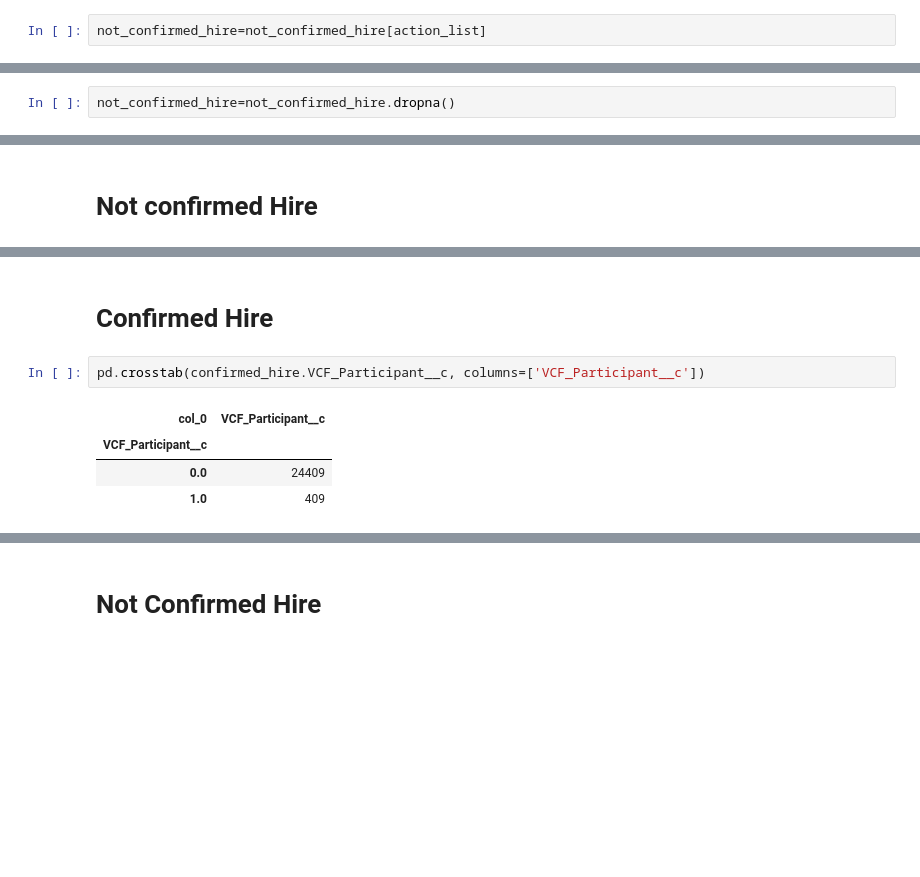
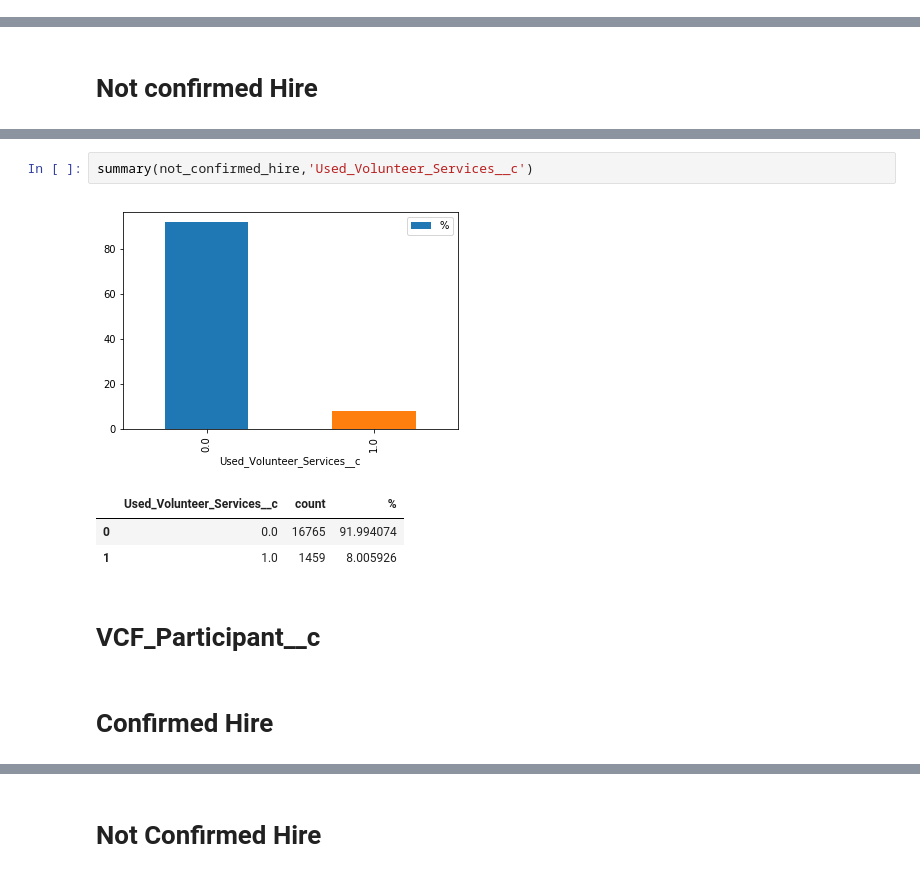
Before and after one commit to iAlhasan/DSP-Project, a Jupyter notebook: Nameetha-HireHero_Action_Analysis.ipynb, the cells around one changed output, grey strips where cells are left out. Drawn from its saved outputs; the diff is of its cells as text; blank space fills up the shorter version.

```diff
--- a/Nameetha-HireHero_Action_Analysis.ipynb
+++ b/Nameetha-HireHero_Action_Analysis.ipynb
@@ -149,2 +26,0 @@ dtype: int64
-# %%
-not_confirmed_hire=not_confirmed_hire[action_list]
@@ -175,2 +26,0 @@ not_confirmed_hire.shape
-# %%
-not_confirmed_hire=not_confirmed_hire.dropna()
@@ -199,9 +51,11 @@ pd.crosstab(not_confirmed_hire.Used_Volunteer_Services__c, columns=['Used_Volunt
+# %%
+summary(not_confirmed_hire,'Used_Volunteer_Services__c')
+# %% [output]
+[figure, added]
+|  | Used_Volunteer_Services__c | count | % |
+| 0 | 0.0 | 16765 | 91.994074 |
+| 1 | 1.0 | 1459 | 8.005926 |
+# %% [markdown]
+# VCF_Participant__c
 # %% [markdown]
 # Confirmed Hire
-# %%
-pd.crosstab(confirmed_hire.VCF_Participant__c, columns=['VCF_Participant__c'])
-# %% [output]
-| col_0 | VCF_Participant__c |
-| VCF_Participant__c |  |
-| 0.0 | 24409 |
-| 1.0 | 409 |
```
Also changed, not shown: parts of 110 cells of this notebook.
